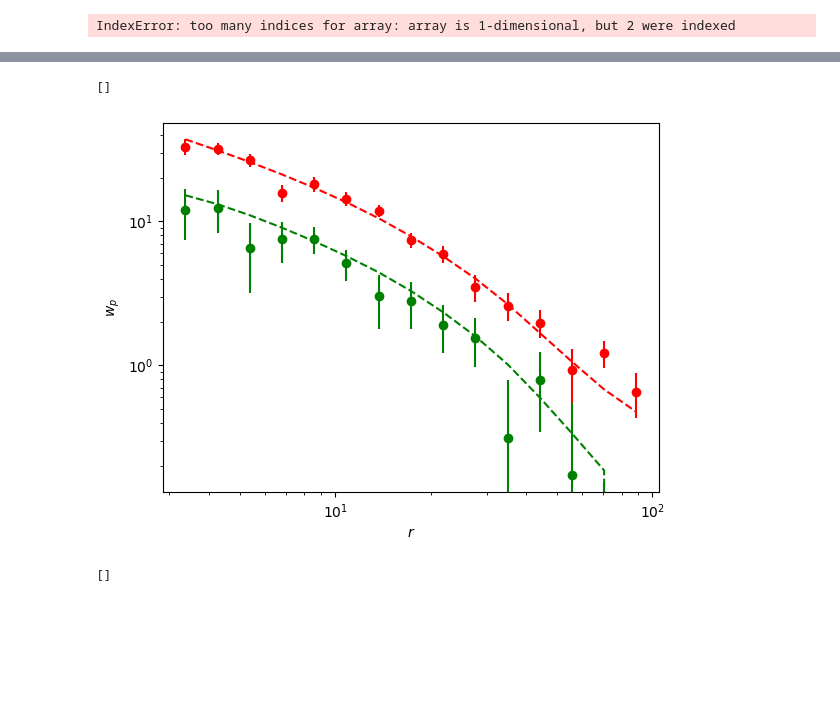
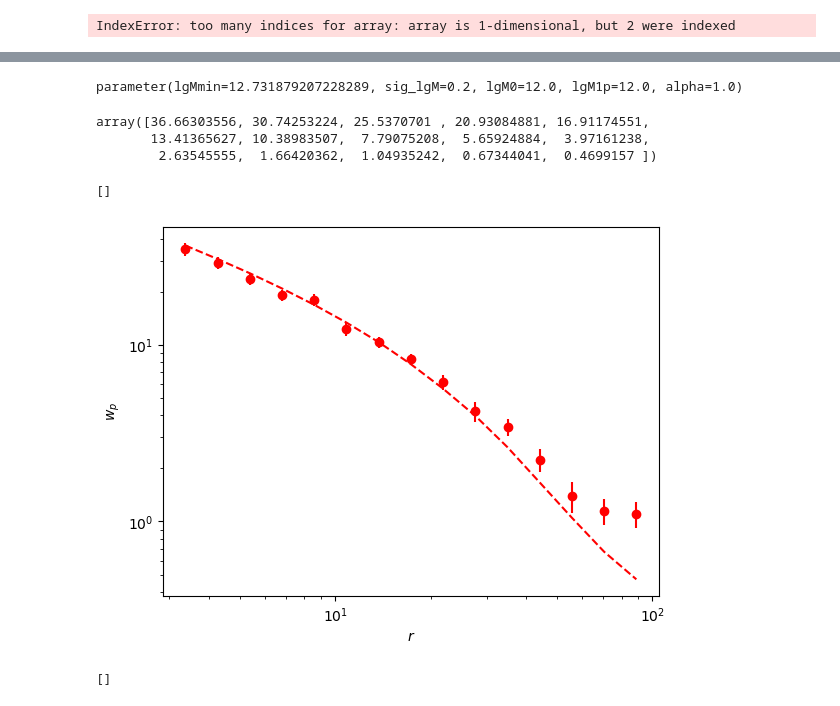
Before and after one commit to MeloDi-23/quasar-CMB-lensing-correlation, a Jupyter notebook: mcmc/python/model_2/read_np.ipynb, the cells around one changed output, grey strips where cells are left out. Cells and saved outputs as stored; diff of their text form; code cells hidden in the pictures; blank space fills up the shorter version.

```diff
--- a/mcmc/python/model_2/read_np.ipynb
+++ b/mcmc/python/model_2/read_np.ipynb
@@ -6,7 +6,7 @@ import corner
 import matplotlib.pyplot as plt
 import seaborn as sns
 # %%
-result = np.load('./np_h.npy')
+result = np.load('./np_fix.npy')
 array_2d = result.view((np.float64, len(result.dtype.names)))
 # %%
 import seaborn as sns
@@ -26,8 +26,8 @@ from read_files import *
 from calc_wp import w_p
 # %%
 wp_table = read_wp('../wp_table')
-rp, signal = read_signal('../signal_high.npy')
-cov = read_cov('../cov_high.npy')
+rp, signal = read_signal('../signal.npy')
+cov = read_cov('../cov.npy')
 cov_inv = np.linalg.inv(cov)
 logM, Nh = read_halo_mass_function('../halo_mass_function.npy')
 
@@ -60,3 +60,7 @@ auto = signal[:n]
 cross = signal[n:]
 auto_err = np.sqrt([cov[i,i] for i in range(n)])
 cross_err = np.sqrt([cov[i,i] for i in range(n, n*2)])
+# %%
+para.full_parameters(np.atleast_1d(np.percentile(array_2d, 50)))
+# %% [output]
+parameter(lgMmin=12.731879207228289, sig_lgM=0.2, lgM0=12.0, lgM1p=12.0, alpha=1.0)
@@ -63,14 +69,20 @@ cross_err = np.sqrt([cov[i,i] for i in range(n, n*2)])
+# %%
+predict[:n]
+# %% [output]
+array([36.66303556, 30.74253224, 25.5370701 , 20.93084881, 16.91174551,
+       13.41365627, 10.38983507,  7.79075208,  5.65924884,  3.97161238,
+        2.63545555,  1.66420362,  1.04935242,  0.67344041,  0.4699157 ])
 # %%
 plt.errorbar(rp, auto, auto_err, fmt='ro')
-plt.errorbar(rp, cross, cross_err, fmt='go')
+# plt.errorbar(rp, cross, cross_err, fmt='go')
 plt.plot(rp, predict[:n], 'r--')
-plt.plot(rp, predict[n:], 'g--')
+# plt.plot(rp, predict[n:], 'g--')
 plt.xlabel('$r$')
 plt.ylabel('$w_p$')
 plt.loglog()
 # %% [output]
 []
-[figure, old version]
+[figure, new version]
 # %%
 rp, signal_h = read_signal('../signal_high.npy')
 rp, signal_l = read_signal('../signal_low.npy')
```
Also changed, not shown: parts of 3 cells of this notebook, 14 other files.
